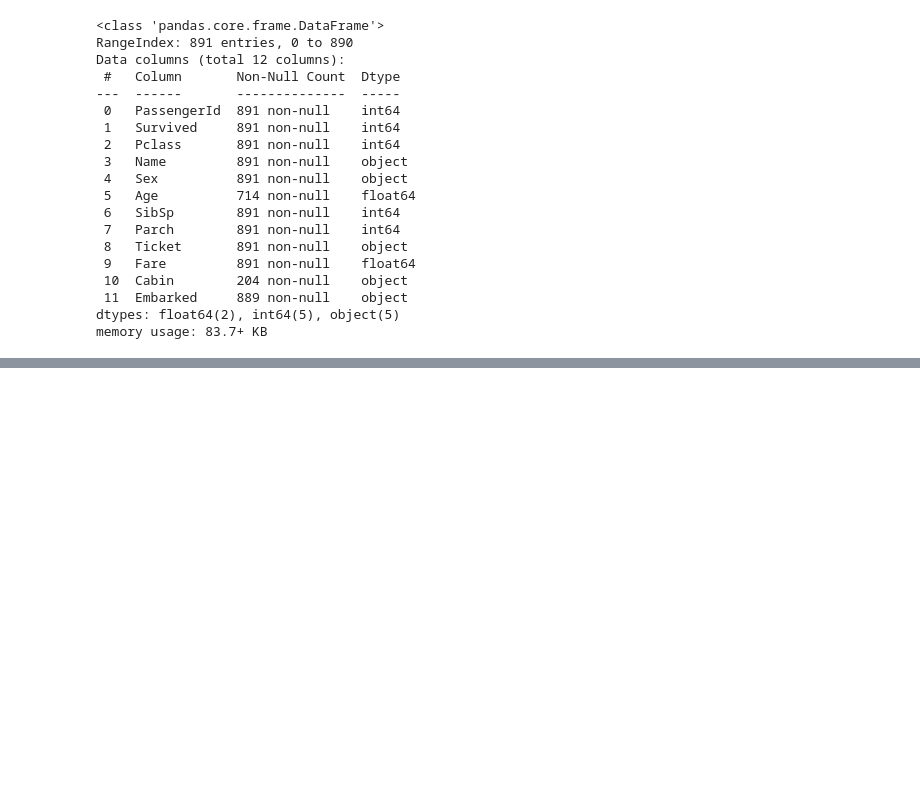
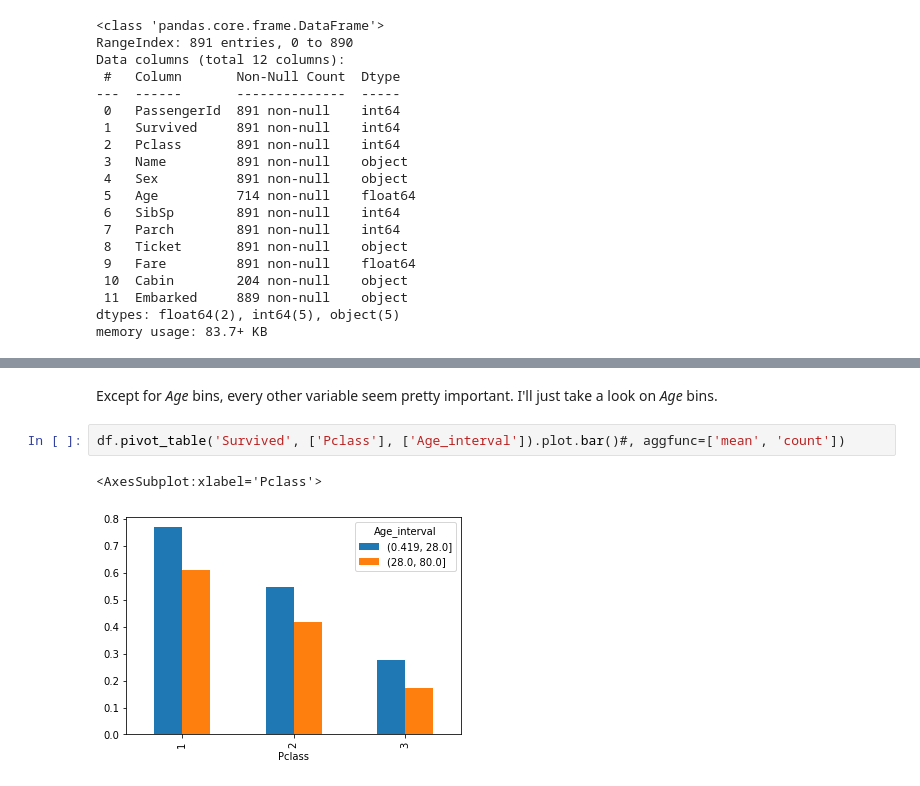
Before and after one commit to brunocgf/CertificationUT_DS, a Jupyter notebook: Fundations_of_DS/Module04/assignment2.ipynb, the cells around one changed output, grey strips where cells are left out. Drawn from its saved outputs; the diff is of its cells as text; blank space fills up the shorter version.

```diff
--- a/Fundations_of_DS/Module04/assignment2.ipynb
+++ b/Fundations_of_DS/Module04/assignment2.ipynb
@@ -88,0 +168,7 @@ Name: Cabin, Length: 891, dtype: object
+# %% [markdown]
+Except for *Age* bins, every other variable seem pretty important. I'll just take a look on *Age* bins.
+# %%
+df.pivot_table('Survived', ['Pclass'], ['Age_interval']).plot.bar()#, aggfunc=['mean', 'count'])
+# %% [output]
+<AxesSubplot:xlabel='Pclass'>
+[figure, added]
```
Also changed, not shown: parts of 28 cells of this notebook.
